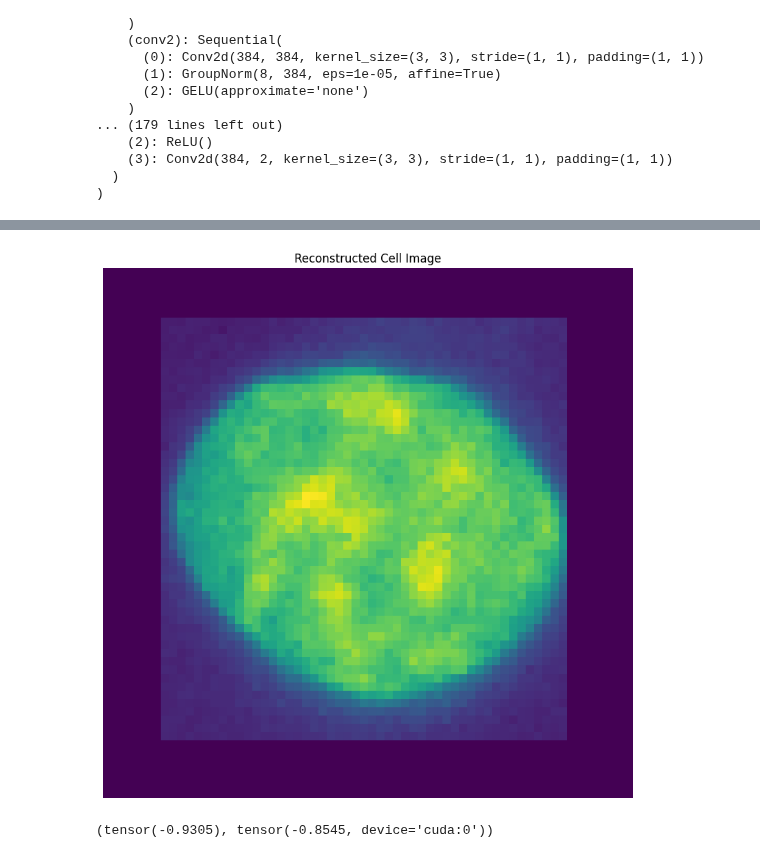
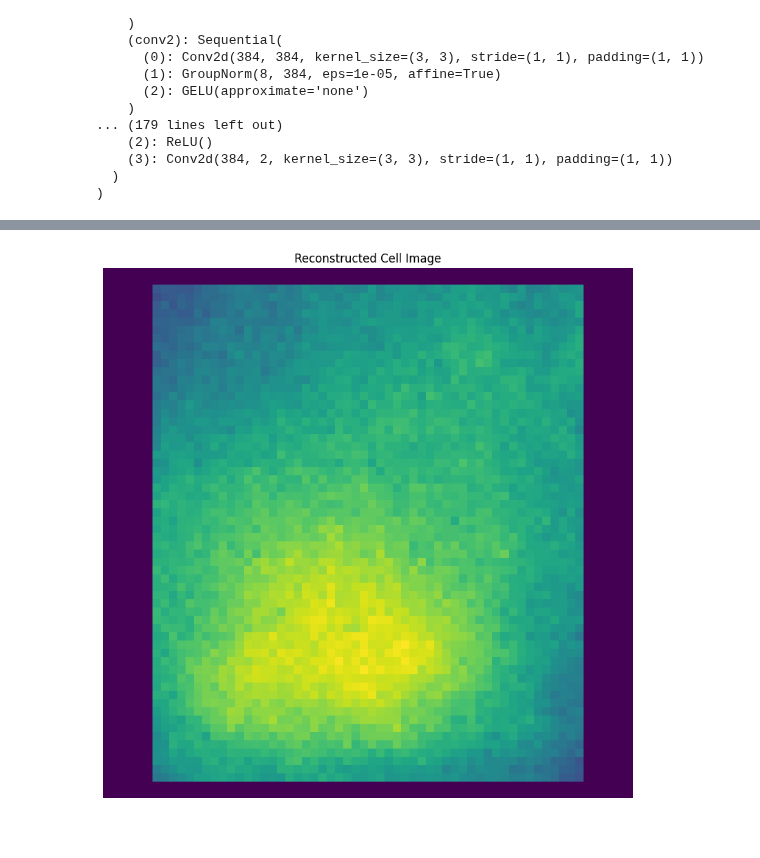
Before and after one commit to njwfish/DistributionEmbeddings, a Jupyter notebook: notebooks/ops_playground.ipynb, the cells around one changed output, grey strips where cells are left out. Cells and saved outputs as stored; diff of their text form; code cells hidden in the pictures.

```diff
--- a/notebooks/ops_playground.ipynb
+++ b/notebooks/ops_playground.ipynb
@@ -250,19 +367,16 @@ sampling timestep 100
 # %%
 # show image
 import matplotlib.pyplot as plt
 
 # Get first image from reconstructions
-img = batch['samples'][0, 4, 0].detach().cpu().numpy()
+img = rec_bordered[, 0].detach().cpu().numpy()
+# img = pert_images['UBE2I'][0][0]
 
 # Create figure and display image
 plt.figure(figsize=(10,10))
 plt.imshow(img)
 plt.axis('off')
 plt.title('Reconstructed Cell Image')
 plt.show()
 # %% [output]
-[figure, old version]
+[figure, new version]
-# %%
-batch['samples'][0, :, 0].mean(), rec[0, :, 0].mean()
-# %% [output]
-(tensor(-0.9305), tensor(-0.8545, device='cuda:0'))
```
Also changed, not shown: parts of 19 cells of this notebook, 9 other files.
